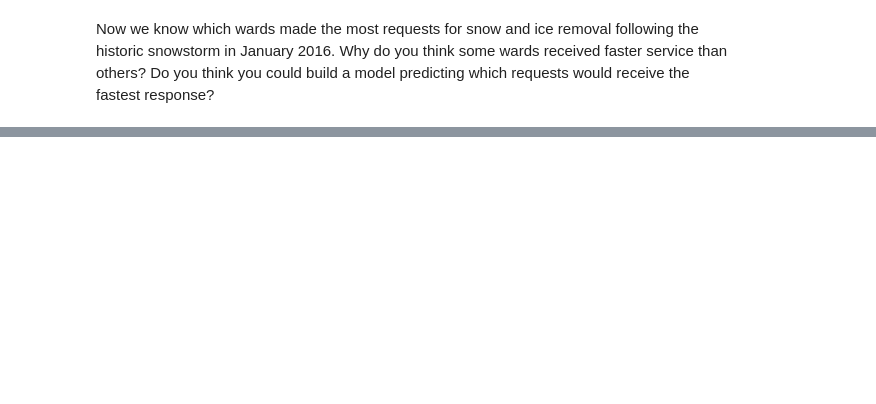
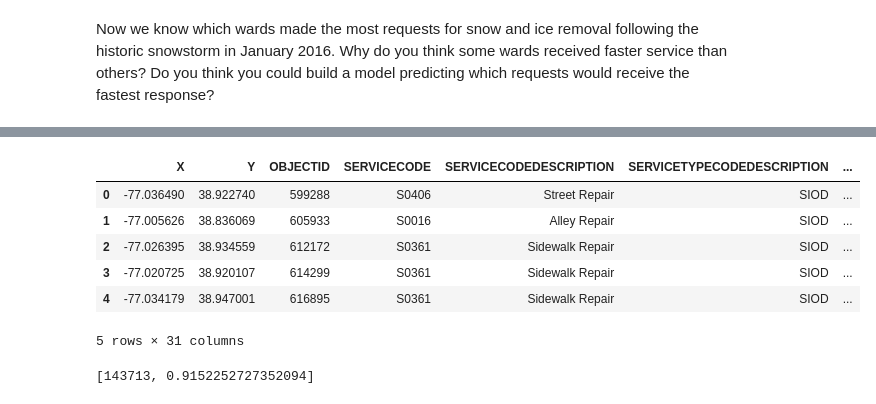
Before and after one commit to dspp-gwu/assignment-02-CLandauGWU, a Jupyter notebook: assignment-02-master/assignment-02.ipynb, the cells around one changed output, grey strips where cells are left out. Saved outputs shown, nothing was run; the diff lists cells and outputs as text; code cells hidden in the pictures; blank space fills up the shorter version.

```diff
--- a/assignment-02-master/assignment-02.ipynb
+++ b/assignment-02-master/assignment-02.ipynb
@@ -540,0 +643,21 @@ Now we know which wards made the most requests for snow and ice removal followin
+# %%
+df_09 = pd.read_csv('https://opendata.arcgis.com/datasets/7c9ac81c00c14f4ba8c96df107f45e9d_0.csv',
+                   low_memory=False, parse_dates=[9])
+df_10 = pd.read_csv('https://opendata.arcgis.com/datasets/ba150a4170bc484b8cc204be308fa70c_1.csv',
+                   low_memory=False, parse_dates=[9])
+df_11 = pd.read_csv('https://opendata.arcgis.com/datasets/310e9e84ad7f4af7a31e7115395d7b57_2.csv',
+                   low_memory=False, parse_dates=[9])
+df_12 = pd.read_csv('https://opendata.arcgis.com/datasets/65a81d0a91654b9692c08ca37809c3c3_3.csv',
+                   low_memory=False, parse_dates=[9])
+df_13 = pd.read_csv('https://opendata.arcgis.com/datasets/20dc3ba98d494e51bee18a42f8430824_4.csv',
+                   low_memory=False, parse_dates=[9])
+df_14 = pd.read_csv('https://opendata.arcgis.com/datasets/17cafb3ffab347409def7e85e14c56bd_5.csv',
+                   low_memory=False, parse_dates=[9])
+df_15 = pd.read_csv('https://opendata.arcgis.com/datasets/b93ec7fc97734265a2da7da341f1bba2_6.csv',
+                   low_memory=False, parse_dates=[9])
+df_16 = pd.read_csv('https://opendata.arcgis.com/datasets/0e4b7d3a83b94a178b3d1f015db901ee_7.csv',
+                   low_memory=False, parse_dates=[9])
+df_17 = pd.read_csv('https://opendata.arcgis.com/datasets/19905e2b0e1140ec9ce8437776feb595_8.csv',
+                   low_memory=False, parse_dates=[9])
+
+data = [df_09, df_10, df_11, df_12, df_13, df_14, df_15, df_16, df_17]
@@ -540,0 +684,7 @@ Now we know which wards made the most requests for snow and ice removal followin
+# %%
+#Ok the easy part is done I guess. Time to get my timedeltas
+big = pd.concat(data)
+dx= big.shape[0]
+# %%
+big['ADDDATE'] = pd.to_datetime(big['ADDDATE'], errors='coerce')
+big['ADDDATE'].value_counts(dropna=False);
@@ -540,0 +693,23 @@ Now we know which wards made the most requests for snow and ice removal followin
+# %%
+big['DELTARES'] = big['RESOLUTIONDATE']-big['ADDDATE']
+big['DELTARES'] = big['DELTARES'].astype('timedelta64[s]')
+big = big.dropna(subset=['DELTARES'])
+
+big.head()
+# %% [output]
+|  | X | Y | OBJECTID | SERVICECODE | SERVICECODEDESCRIPTION | SERVICETYPECODEDESCRIPTION | ... |
+| 0 | -77.036490 | 38.922740 | 599288 | S0406 | Street Repair | SIOD | ... |
+| 1 | -77.005626 | 38.836069 | 605933 | S0016 | Alley Repair | SIOD | ... |
+| 2 | -77.026395 | 38.934559 | 612172 | S0361 | Sidewalk Repair | SIOD | ... |
+| 3 | -77.020725 | 38.920107 | 614299 | S0361 | Sidewalk Repair | SIOD | ... |
+| 4 | -77.034179 | 38.947001 | 616895 | S0361 | Sidewalk Repair | SIOD | ... |
+5 rows × 31 columns
+# %%
+def reduction_measure(big, dx):
+    #Given a big dataset and the orignal len, return the difference and percent remaining.
+    dy = big.shape[0]
+    return [(dx-dy), (dy/dx)]
+reduction_measure(big, dx)
+#I managed to parse and compute 91.5% of the rows
+# %% [output]
+[143713, 0.9152252727352094]
```
Also changed, not shown: parts of 51 cells of this notebook, 4 other files.
